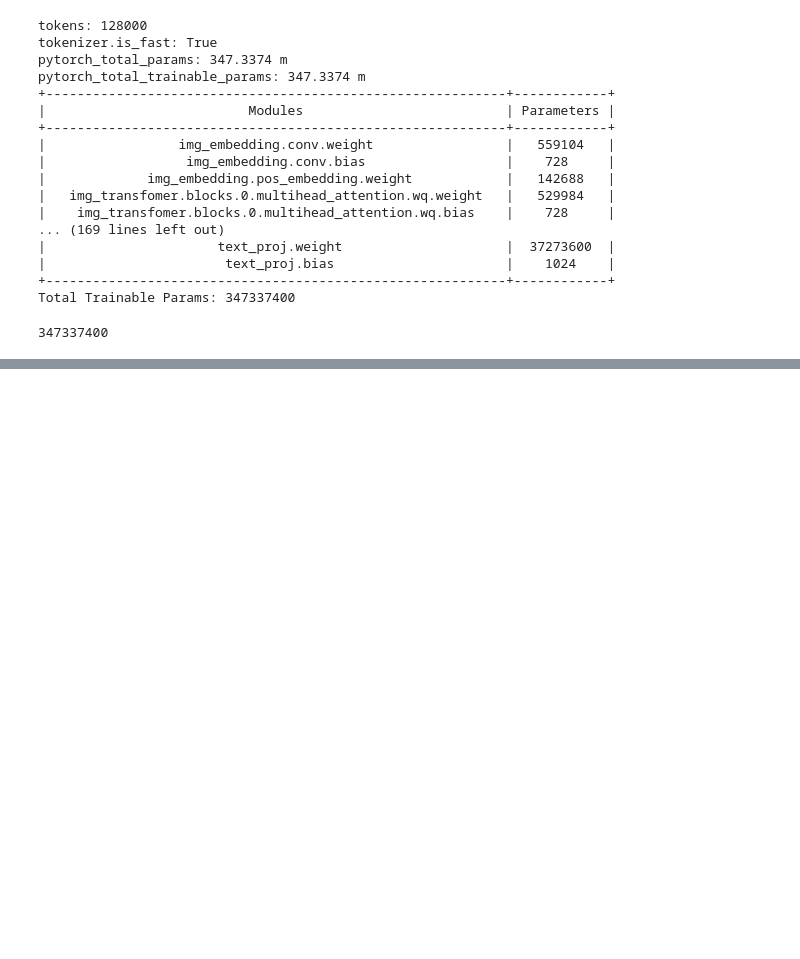
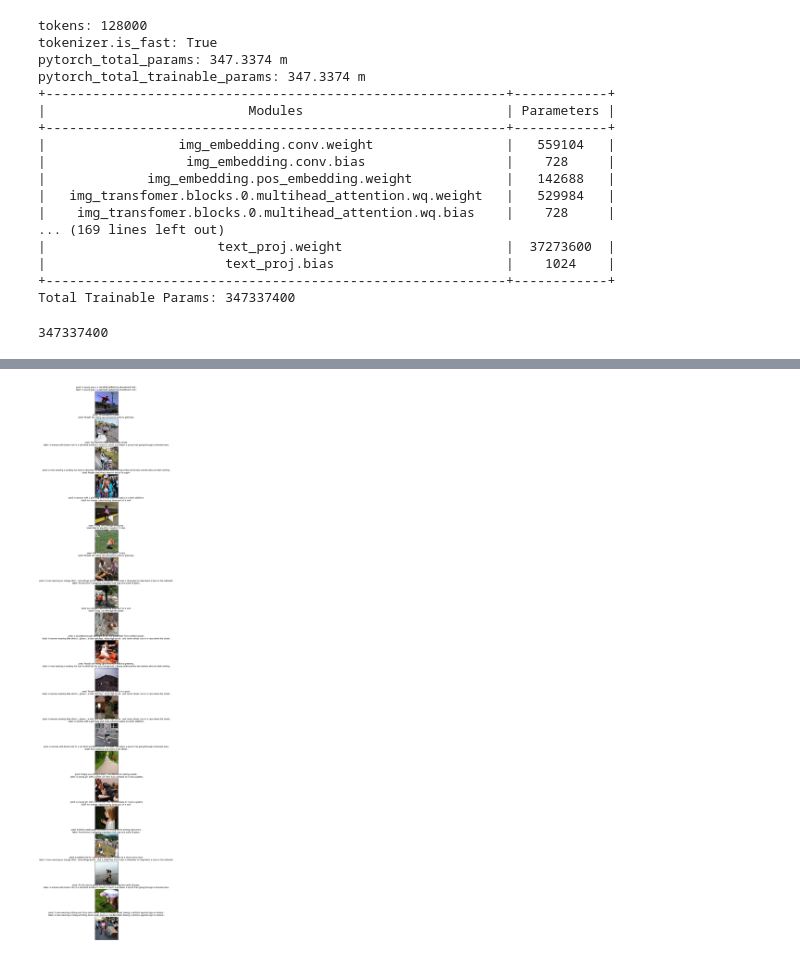
Before and after one commit to Chengbai/notebooks, a Jupyter notebook: vlm.ipynb, the cells around one changed output, grey strips where cells are left out. Saved outputs shown, nothing was run; the diff lists cells and outputs as text; code cells hidden in the pictures; blank space fills up the shorter version.

```diff
--- a/vlm.ipynb
+++ b/vlm.ipynb
@@ -266,0 +326,24 @@ STAGE:2024-08-29 14:34:38 56226:6333074 ActivityProfilerController.cpp:324] Comp
+# %%
+def show(imgs, comments, labels):
+    if not isinstance(imgs, list):
+        imgs = [imgs]
+    imgs_per_row = 1
+    fix, axs = plt.subplots(nrows=(len(imgs)+imgs_per_row-1)//imgs_per_row, ncols=imgs_per_row, squeeze=False, figsize=(16,60))
+    for i, img in enumerate(imgs):
+        img = img.detach()
+        img = F.to_pil_image(img)
+        row = i // imgs_per_row
+        col = i % imgs_per_row
+        axs[row, col].imshow(np.asarray(img))
+        axs[row, col].set(xticklabels=[], yticklabels=[], xticks=[], yticks=[])
+        title = f'pred: {comments[i].replace("<pad>", "").replace("<bos>", "")}\nlabel: {labels[i].replace("<pad>", "").replace("<bos>", "")}'
+        axs[row, col].set_title(title)
+# %%
+img_predicted_commments_index = torch.argmax(img_contrastive_prob, dim=0)
+
+show(imgs = [img for img in batch_img_tensor.cpu()],
+     labels = [model_trained.text_transformer.text_token_embedding.text_encoder.decode(target_tensor) for target_tensor in batch_target_tensor],
+     comments = [model_trained.text_transformer.text_token_embedding.text_encoder.decode(batch_target_tensor[predicted_comment_index]) for predicted_comment_index in img_predicted_commments_index],
+     )
+# %% [output]
+[figure, added]
```
Also changed, not shown: parts of 10 cells of this notebook, 1 other file.
